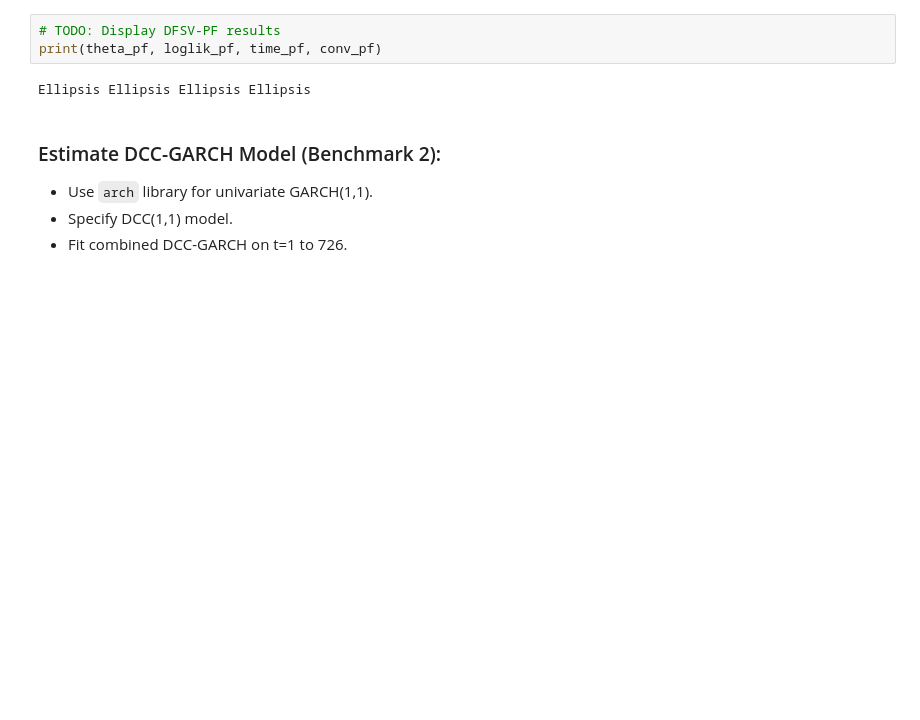
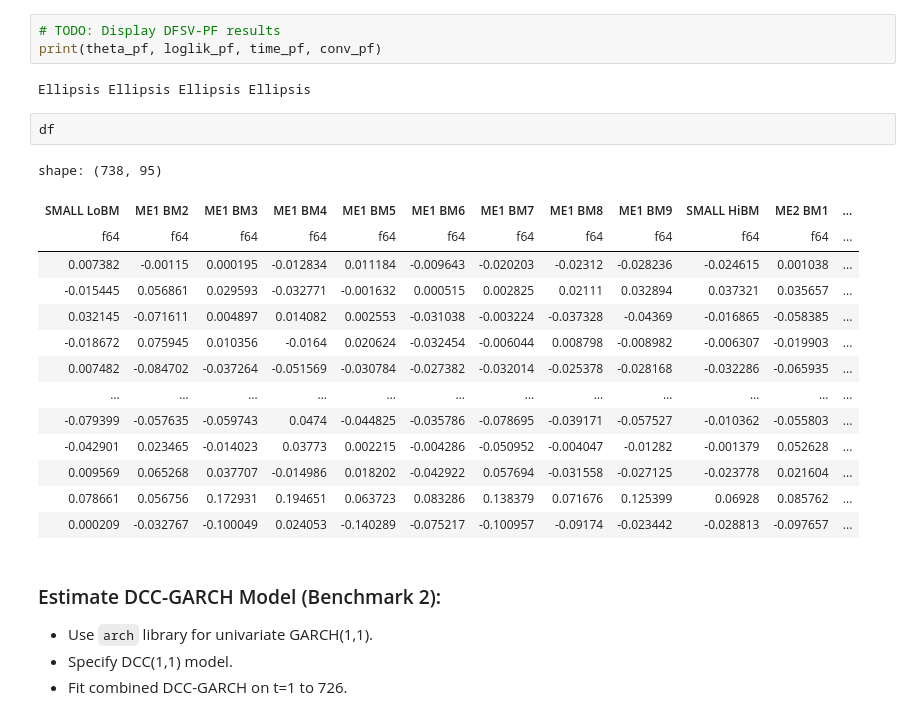
Before and after one commit to givani30/BellmanFilterDFSV, a Jupyter notebook: scripts/empirical/insample/model_fitting.ipynb, the cells around one changed output. Saved outputs shown, nothing was run; the diff lists cells and outputs as text; blank space fills up the shorter version.

```diff
--- a/scripts/empirical/insample/model_fitting.ipynb
+++ b/scripts/empirical/insample/model_fitting.ipynb
@@ -287,6 +300,23 @@ DFSVParamsDataclass(N=95, K=5, lambda_r=Array([[1., 0., 0., 0., 0.],
 print(theta_pf, loglik_pf, time_pf, conv_pf)
 # %% [output]
 Ellipsis Ellipsis Ellipsis Ellipsis
+# %%
+df
+# %% [output]
+shape: (738, 95)
+| SMALL LoBM | ME1 BM2 | ME1 BM3 | ME1 BM4 | ME1 BM5 | ME1 BM6 | ME1 BM7 | ME1 BM8 | ME1 BM9 | SMALL HiBM | ME2 BM1 | ... |
+| f64 | f64 | f64 | f64 | f64 | f64 | f64 | f64 | f64 | f64 | f64 | ... |
+| 0.007382 | -0.00115 | 0.000195 | -0.012834 | 0.011184 | -0.009643 | -0.020203 | -0.02312 | -0.028236 | -0.024615 | 0.001038 | ... |
+| -0.015445 | 0.056861 | 0.029593 | -0.032771 | -0.001632 | 0.000515 | 0.002825 | 0.02111 | 0.032894 | 0.037321 | 0.035657 | ... |
+| 0.032145 | -0.071611 | 0.004897 | 0.014082 | 0.002553 | -0.031038 | -0.003224 | -0.037328 | -0.04369 | -0.016865 | -0.058385 | ... |
+| -0.018672 | 0.075945 | 0.010356 | -0.0164 | 0.020624 | -0.032454 | -0.006044 | 0.008798 | -0.008982 | -0.006307 | -0.019903 | ... |
+| 0.007482 | -0.084702 | -0.037264 | -0.051569 | -0.030784 | -0.027382 | -0.032014 | -0.025378 | -0.028168 | -0.032286 | -0.065935 | ... |
+| … | … | … | … | … | … | … | … | … | … | … | ... |
+| -0.079399 | -0.057635 | -0.059743 | 0.0474 | -0.044825 | -0.035786 | -0.078695 | -0.039171 | -0.057527 | -0.010362 | -0.055803 | ... |
+| -0.042901 | 0.023465 | -0.014023 | 0.03773 | 0.002215 | -0.004286 | -0.050952 | -0.004047 | -0.01282 | -0.001379 | 0.052628 | ... |
+| 0.009569 | 0.065268 | 0.037707 | -0.014986 | 0.018202 | -0.042922 | 0.057694 | -0.031558 | -0.027125 | -0.023778 | 0.021604 | ... |
+| 0.078661 | 0.056756 | 0.172931 | 0.194651 | 0.063723 | 0.083286 | 0.138379 | 0.071676 | 0.125399 | 0.06928 | 0.085762 | ... |
+| 0.000209 | -0.032767 | -0.100049 | 0.024053 | -0.140289 | -0.075217 | -0.100957 | -0.09174 | -0.023442 | -0.028813 | -0.097657 | ... |
 # %% [markdown]
 ### Estimate DCC-GARCH Model (Benchmark 2):
 - Use `arch` library for univariate GARCH(1,1).
```
Also changed, not shown: parts of 5 cells of this notebook, 14 other files.
